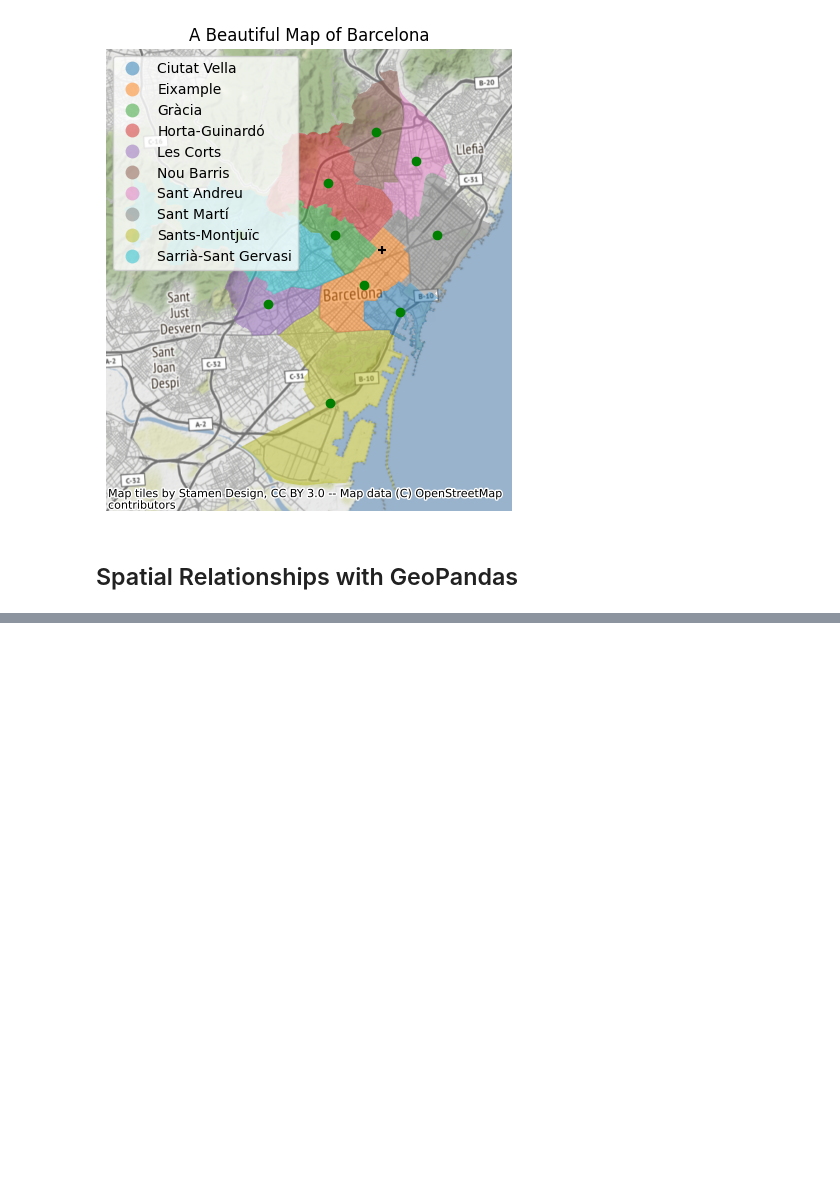
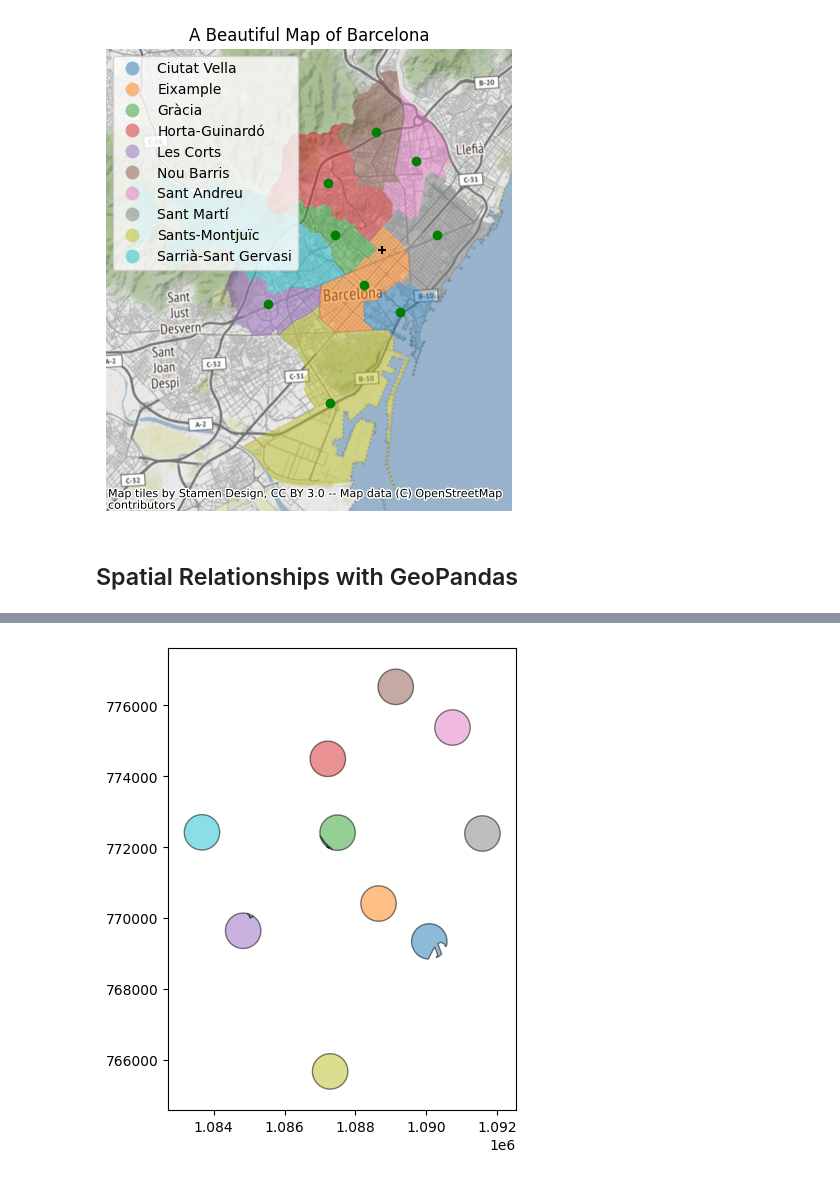
Before and after one commit to anastasiiakhil/EO-Data-Techniques, a Jupyter notebook: Intro_to_GeoPandas.ipynb, the cells around one changed output, grey strips where cells are left out. Cells and saved outputs as stored; diff of their text form; code cells hidden in the pictures; blank space fills up the shorter version.

```diff
--- a/Intro_to_GeoPandas.ipynb
+++ b/Intro_to_GeoPandas.ipynb
@@ -165,0 +242,5 @@ plt.axis('off');
+# %%
+parks_intersection = districts.overlay(parks, how='intersection')
+ax = parks_intersection.plot(figsize=(10, 6), alpha=0.5, edgecolor='black', column='NOM')
+# %% [output]
+[figure, added]
```
Also changed, not shown: parts of 17 cells of this notebook.
